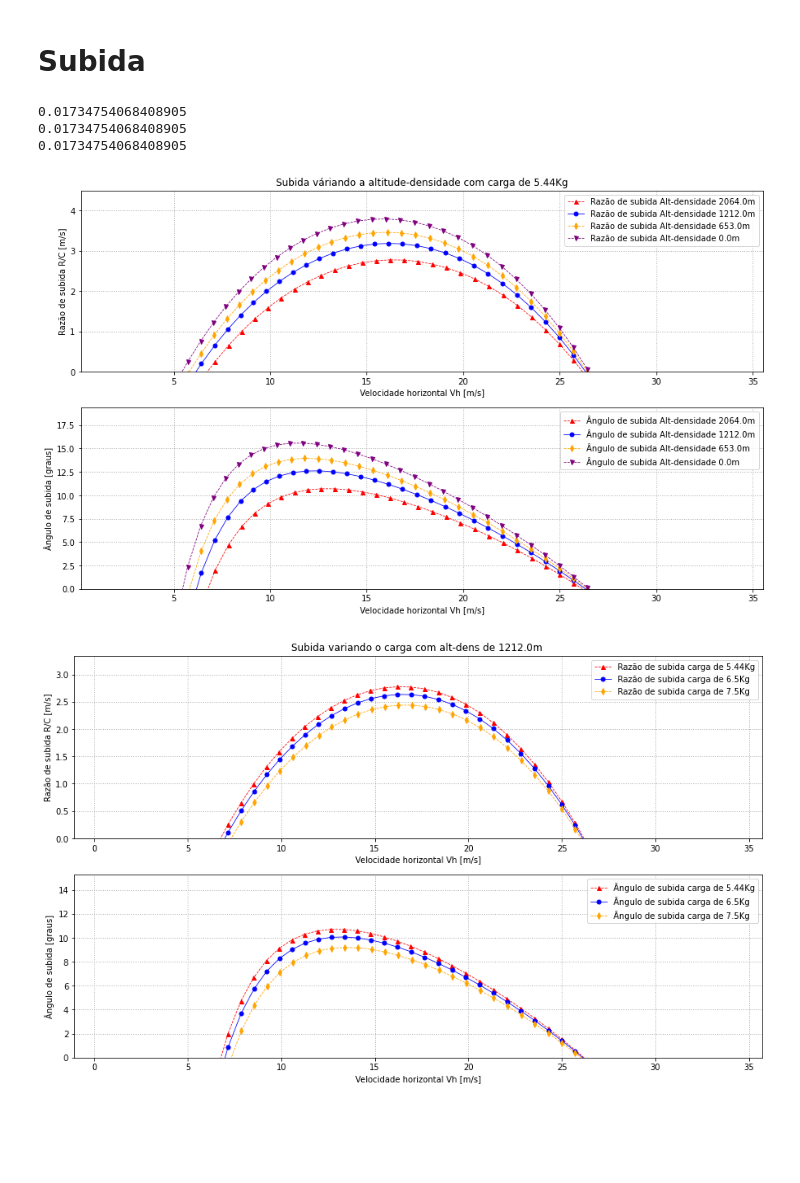
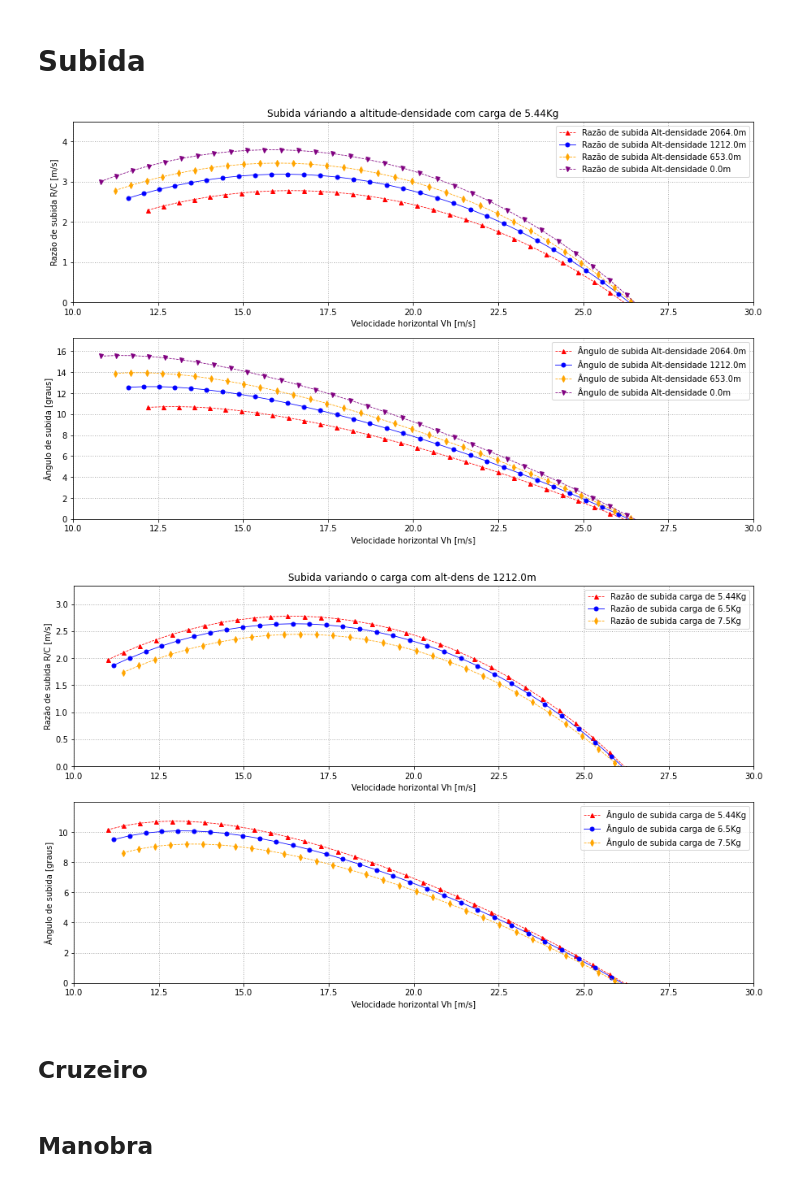
Before and after one commit to Chabole/Python, a Jupyter notebook: Projeto Zebra/Resumo_desempenho.ipynb, the cells around one changed output. Drawn from its saved outputs; the diff is of its cells as text; code cells hidden in the pictures; blank space fills up the shorter version.

```diff
--- a/Projeto Zebra/Resumo_desempenho.ipynb
+++ b/Projeto Zebra/Resumo_desempenho.ipynb
@@ -144,18 +156,6 @@ Este programa cálcula a forças e a cinemática da decolagem para alt-dens 1212
 PROBLEMA
     - Espaço de decolagem .....
 """
-
-from ZebraLib.zebralib.zebraperformance import Airplane # Só a classe
-from ZebraLib.zebralib import zebraperformance as zp
-import seaborn as sns
-import pandas as pd
-import numpy as np
-import matplotlib.pyplot as plt
-from scipy.integrate import quad
-
-Zb = Airplane(CLn=1.75, CLmax=2.26)
-Zb2 = Airplane(S=0.938, Af=0.8, CLmax= 1.523, CLn=1.061)
-
 
 Dens = 1.225   #Densidade do ar
 
@@ -219,18 +217,6 @@ Este programa calcula o comprimento de pista para decolagem x altitude-densidade
 
 O efeito solo pode ser considerado ou não. Caso seja considerado, "descomente" as linhas 60-63 e 84-87
 '''
-
-from ZebraLib.zebralib.zebraperformance import Airplane # Só a classe
-from ZebraLib.zebralib import zebraperformance as zp
-import numpy as np
-import matplotlib.pyplot as plt
-import seaborn as sns
-import pandas as pd
-
-Zb = Airplane(CLn=1.75, CLmax=2.26, Load=4.5)
-Zb2 = Airplane(CLn=1.75, CLmax=2.26, Load=5.5)
-Zb3 = Airplane(CLn=1.75, CLmax=2.26, Load=6)                #Constroi os objetos
-Zb4 = Airplane(CLn=1.75, CLmax=2.26, Load=6.5)
 
 Densidade = np.linspace(1.225, 0.8)
 AltDens = zp.iterate_rho2alt(Densidade)
@@ -403,19 +381,9 @@ Este programa cálcula a razão e ângulo de subida x velocidade horizontal Vh u
         Subplot 2 - Ângulo de subida x Vh variando carga paga
 
 """
-
-from ZebraLib.zebralib import zebraperformance as zp
-import numpy as np
-import matplotlib.pyplot as plt
-import time
-
-Zb1 = zp.Airplane(CLn=1.061, CLmax=1.523)
-Zb2 = zp.Airplane(CLn=1.061, CLmax=1.523, Load= 6.5)  #Constrói os objetos
-Zb3 = zp.Airplane(CLn=1.061, CLmax=1.523, Load= 7.5)
-
+#V = np.linspace(0, 35)
 Zbs = np.array((Zb1, Zb2, Zb3))  #Array de objetos
 
-V = np.linspace(0.007,35)
 Densidade = [1, 1.0887, 1.15, 1.224978]
 
 Cores = np.array(('red', 'blue', 'orange', 'purple', 'limegreen' ))
@@ -437,6 +405,8 @@ ax2.set(xlabel='Velocidade horizontal Vh [m/s]',
         ylabel='Ângulo de subida [graus]')
 
 for (dens, cor, mark, line) in zip(Densidade, Cores, Markers, Lines):
+
+    V = np.linspace(zb.veloc_Req(zb.CLmax, rho=dens),35)
     RC, theta = Zb1.rate_Climb(V, dens)          #Cálcula as razões e os ângulos
     Vh = np.array(np.cos(np.deg2rad(theta))*V)   #Cálcula a velocidade horizontal
 
@@ -446,44 +416,52 @@ for (dens, cor, mark, line) in zip(Densidade, Cores, Markers, Lines):
              label= f'Ângulo de subida Alt-densidade {round(zp.alt2rho(rho= dens),0)}m' )
 
 ax.set_ylim(0)
+ax.set_xlim(10, 30)
 ax.legend()
 ax.grid(linestyle='dotted', linewidth=1)
+
 ax2.set_ylim(0)
+ax2.set_xlim(10, 30)
 ax2.legend()
 ax2.grid(linestyle='dotted', linewidth=1)
 
 # ===================================             FIGURA 2           ==========================================
 
 #SUBIDA VARIANDO A ALTITUDE-DENSIDADE USANDO 5.44kg CARGA PAGA
 fig, (ax, ax2) = plt.subplots(2,1, figsize=(15,9))            #Constrói a figura com os subplots
 
 #SUBGRÁFICO 1 DA FIGURA 1
 ax.set(title= f'Subida variando o carga com alt-dens de {round(zp.alt2rho(rho= Densidade[1]),0)}m ',
         xlabel='Velocidade horizontal Vh [m/s]', ylabel='Razão de subida R/C [m/s]')
 
 #SUBGRÁFICO 2 DA FIGURA 1
 ax2.set(xlabel='Velocidade horizontal Vh [m/s]',
         ylabel='Ângulo de subida [graus]')
 
 for (dens, cor, mark, line, zb) in zip(Densidade, Cores, Markers, Lines, Zbs):
+
+    V = np.linspace(zb.veloc_Req(zb.CLmax, rho=dens),35)
     RC, theta = zb.rate_Climb(V, dens)          #Cálcula as razões e os ângulos
     Vh = np.array(np.cos(np.deg2rad(theta))*V)  #Cálcula a velocidade horizontal
 
     ax.plot(Vh, RC, color=cor, marker=mark, linestyle=line, markersize=5, linewidth=0.8,
              label= f'Razão de subida carga de {(zb.Load)}Kg' )
     ax2.plot(Vh, theta, color=cor, marker=mark, linestyle=line, markersize=5, linewidth=0.8,
              label= f'Ângulo de subida carga de {(zb.Load)}Kg' )
 
 ax.set_ylim(0)
+ax.set_xlim(10, 30)
 ax.legend()
 ax.grid(linestyle='dotted', linewidth=1)
 
 ax2.set_ylim(0)
+ax2.set_xlim(10, 30)
 ax2.legend()
 ax2.grid(linestyle='dotted', linewidth=1)
 # %% [output]
-0.01734754068408905
-0.01734754068408905
-0.01734754068408905
-[figure, old version]
+[figure, new version]
-[figure, old version]
+[figure, new version]
+# %% [markdown]
+## Cruzeiro
+# %% [markdown]
+## Manobra
```
Also changed, not shown: parts of 15 cells of this notebook.
